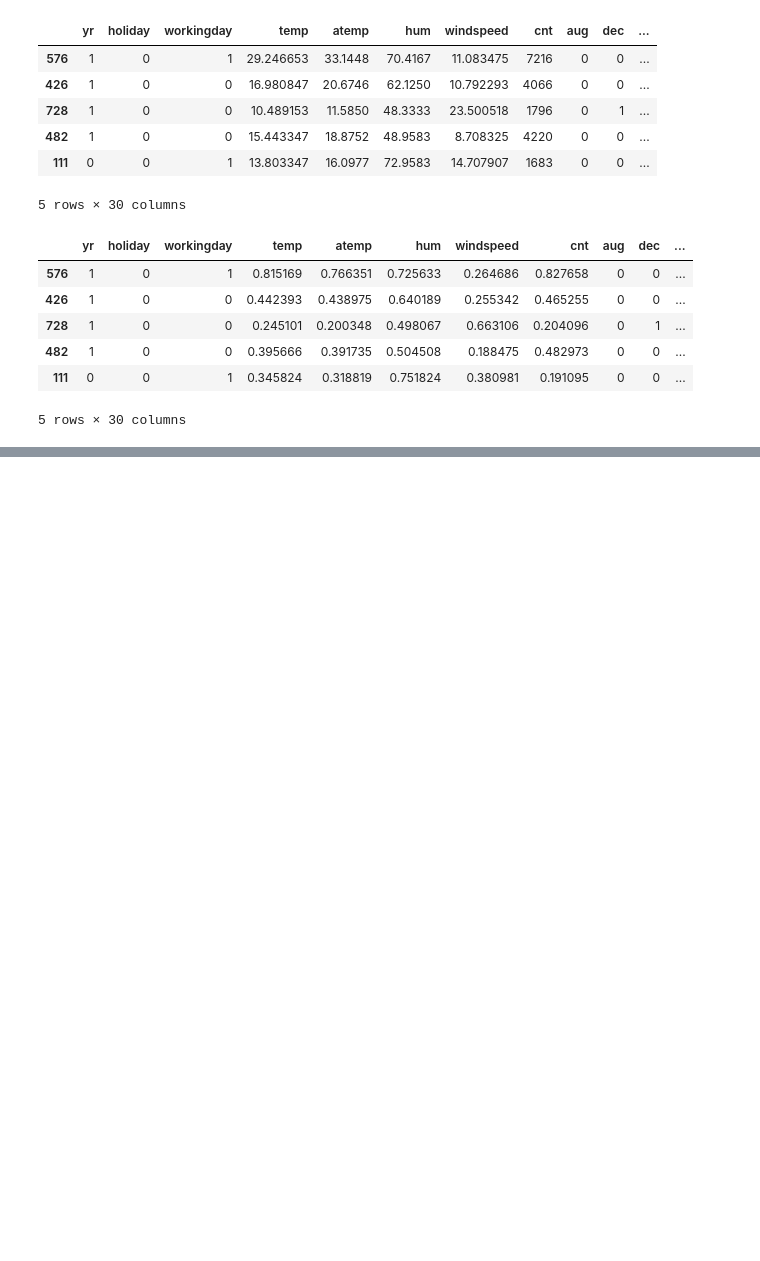
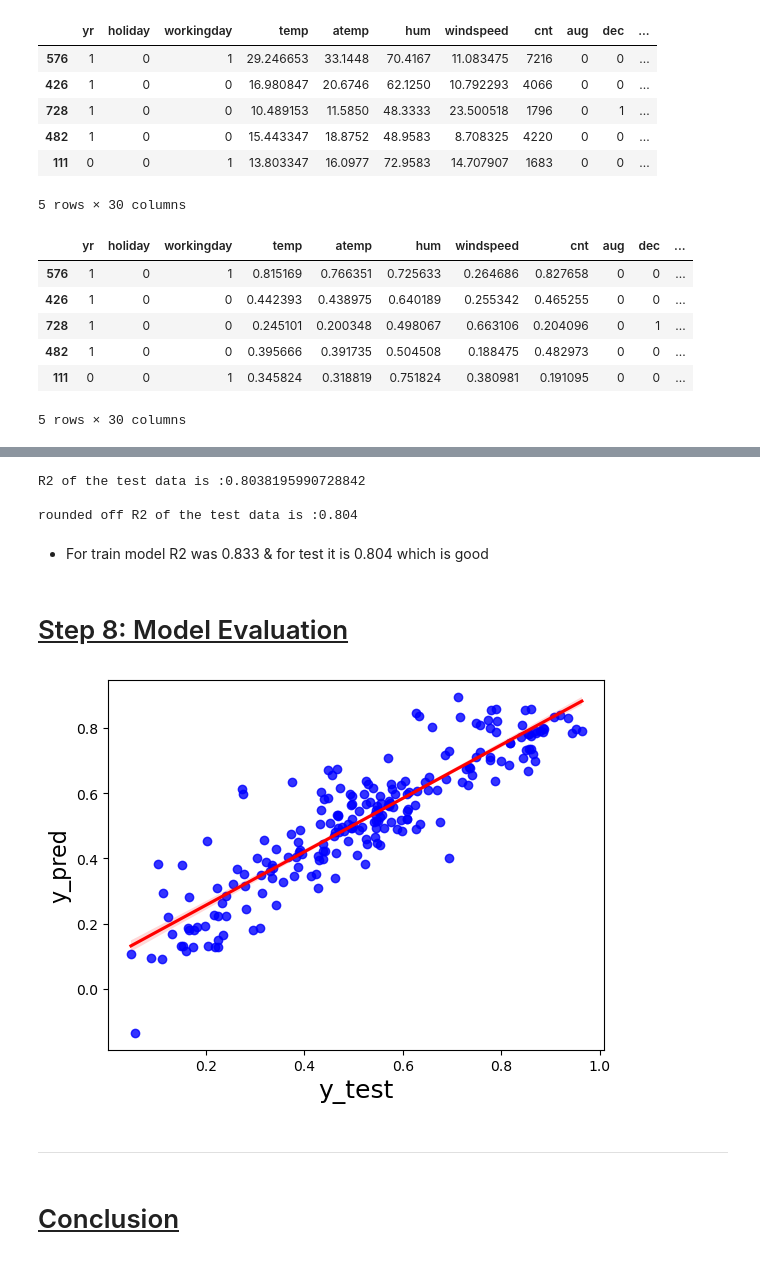
Before and after one commit to vikrampawar88/Linear_Regression_Bike_Sharing, a Jupyter notebook: Linear_Regression_Bike_Sharing_Assignment.ipynb, the cells around one changed output, grey strips where cells are left out. Cells and saved outputs as stored; diff of their text form; code cells hidden in the pictures; blank space fills up the shorter version.

Commit message:
Completed the liner regression & also updated the README file

```diff
--- a/Linear_Regression_Bike_Sharing_Assignment.ipynb
+++ b/Linear_Regression_Bike_Sharing_Assignment.ipynb
@@ -482,0 +1033,6 @@ bikeshare_data_train.head()
+# %%
+# Applying scaling on the test dataset
+
+num_vars = ['temp', 'atemp', 'hum', 'windspeed','cnt']
+bikeshare_data_test[num_vars] = scaler.transform(bikeshare_data_test[num_vars])
+bikeshare_data_test.head()
@@ -482,0 +1060,45 @@ bikeshare_data_train.head()
+# %%
+# Splitting test data as target variable vs features variables
+
+y_test = bikeshare_data_test.pop('cnt')
+X_test = bikeshare_data_test
+# %%
+# As x_test will have lot of columns which we have not rejected will building model on train data
+# we would have to consider only those column which were present in final train data set while predicting on test data
+col_from_train_data = X_train_new.columns
+
+X_test = X_test[col_from_train_data]
+
+# Adding constant variable to test dataframe
+X_test_lm = sm.add_constant(X_test)
+# %%
+y_pred = lr_6.predict(X_test_lm)
+# %%
+# Checking r2 value for the test data
+r2 = r2_score(y_test, y_pred)
+
+print("R2 of the test data is :"+ str(r2))
+print()
+print("rounded off R2 of the test data is :"+ str(round(r2,3)))
+# %% [output]
+R2 of the test data is :0.8038195990728842
+
+rounded off R2 of the test data is :0.804
+# %% [markdown]
+- For train model R2 was 0.833 & for test it is 0.804 which is good
+# %% [markdown]
+# <u>Step 8: Model Evaluation</u>
+# %%
+# Visualizing the fit on the test data of y_test & y_pred using regression plot
+
+plt.figure()
+sns.regplot(x=y_test, y=y_pred, ci=68, fit_reg=True,scatter_kws={"color": "blue"}, line_kws={"color": "red"})
+plt.xlabel('y_test', fontsize=18)
+plt.ylabel('y_pred', fontsize=16)
+plt.show()
+# %% [output]
+[figure, added]
+# %% [markdown]
+-----
+# %% [markdown]
+# <u>Conclusion</u>
```
Also changed, not shown: parts of 69 cells of this notebook, 1 other file.
